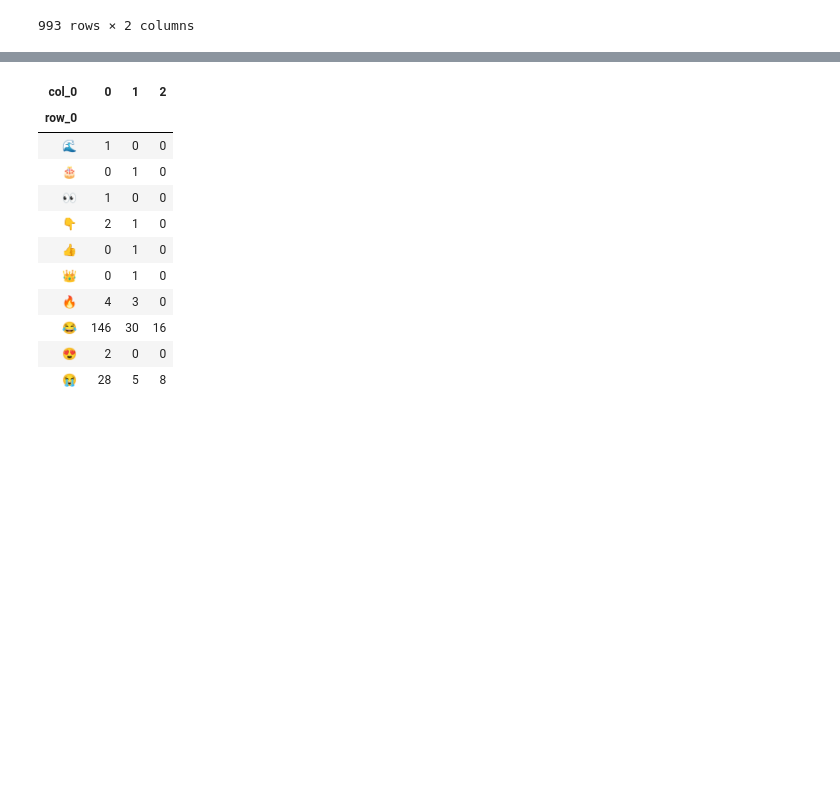
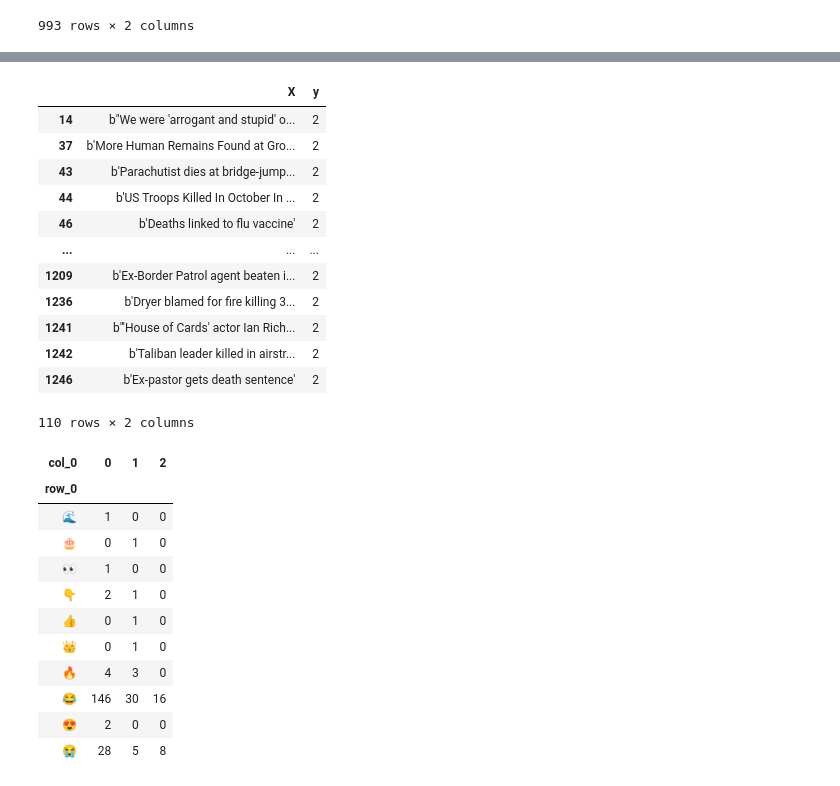
Before and after one commit to karabellyj/emoji-gpt2, a Jupyter notebook: notebooks/SE0714-experiments.ipynb, the cells around one changed output, grey strips where cells are left out. Drawn from its saved outputs; the diff is of its cells as text; code cells hidden in the pictures; blank space fills up the shorter version.

```diff
--- a/notebooks/SE0714-experiments.ipynb
+++ b/notebooks/SE0714-experiments.ipynb
@@ -109,3 +125,19 @@ df.loc[df.y == 0]
+# %%
+df.loc[df.y == 2]
+# %% [output]
+|  | X | y |
+| 14 | b"We were 'arrogant and stupid' o... | 2 |
+| 37 | b'More Human Remains Found at Gro... | 2 |
+| 43 | b'Parachutist dies at bridge-jump... | 2 |
+| 44 | b'US Troops Killed In October In ... | 2 |
+| 46 | b'Deaths linked to flu vaccine' | 2 |
+| ... | ... | ... |
+| 1209 | b'Ex-Border Patrol agent beaten i... | 2 |
+| 1236 | b'Dryer blamed for fire killing 3... | 2 |
+| 1241 | b"'House of Cards' actor Ian Rich... | 2 |
+| 1242 | b'Taliban leader killed in airstr... | 2 |
+| 1246 | b'Ex-pastor gets death sentence' | 2 |
+110 rows × 2 columns
 # %%
 Xt = tokenize(X, tokenizer)
 # %%
```
Also changed, not shown: parts of 2 cells of this notebook.
